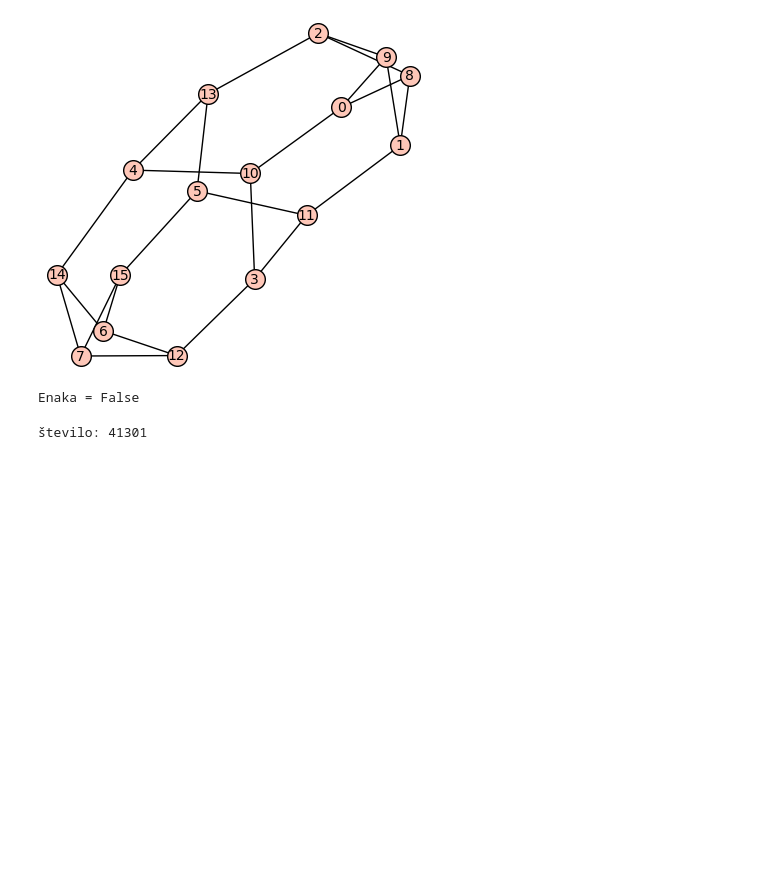
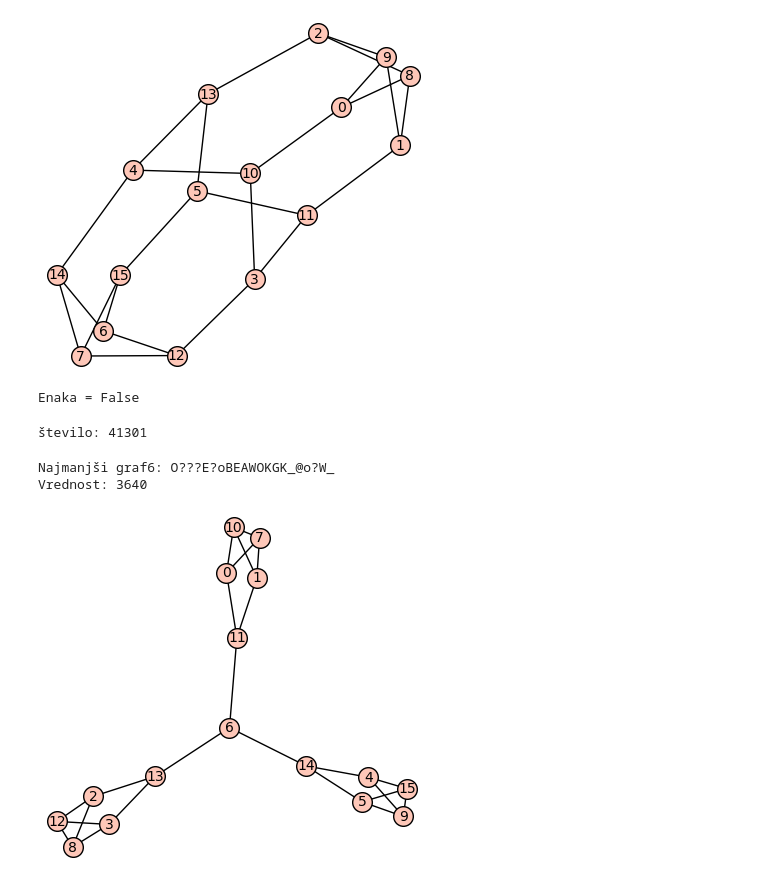
Before and after one commit to ZigaObradovic/FP_Group13, a Jupyter notebook: main.ipynb, the cells around one changed output. Drawn from its saved outputs; the diff is of its cells as text; code cells hidden in the pictures; blank space fills up the shorter version.

```diff
--- a/main.ipynb
+++ b/main.ipynb
@@ -143,3 +143,16 @@ Gs = list(cubic_graphs(18))
 print(f"število: {len(Gs)}")
 # %% [output]
 število: 41301
+# %%
+slov = {G.graph6_string() : subpath_number(G) for G in cubic_graphs(16)}
+# %%
+najmanjsi_graf6 = min(slov, key=slov.get)
+print("Najmanjši graf6:", najmanjsi_graf6)
+print("Vrednost:", slov[najmanjsi_graf6])
+
+G_min = Graph(najmanjsi_graf6)
+G_min.show()
+# %% [output]
+Najmanjši graf6: O???E?oBEAWOKGK_@o?W_
+Vrednost: 3640
+[figure, added]
```
Also changed, not shown: parts of 2 cells of this notebook.
